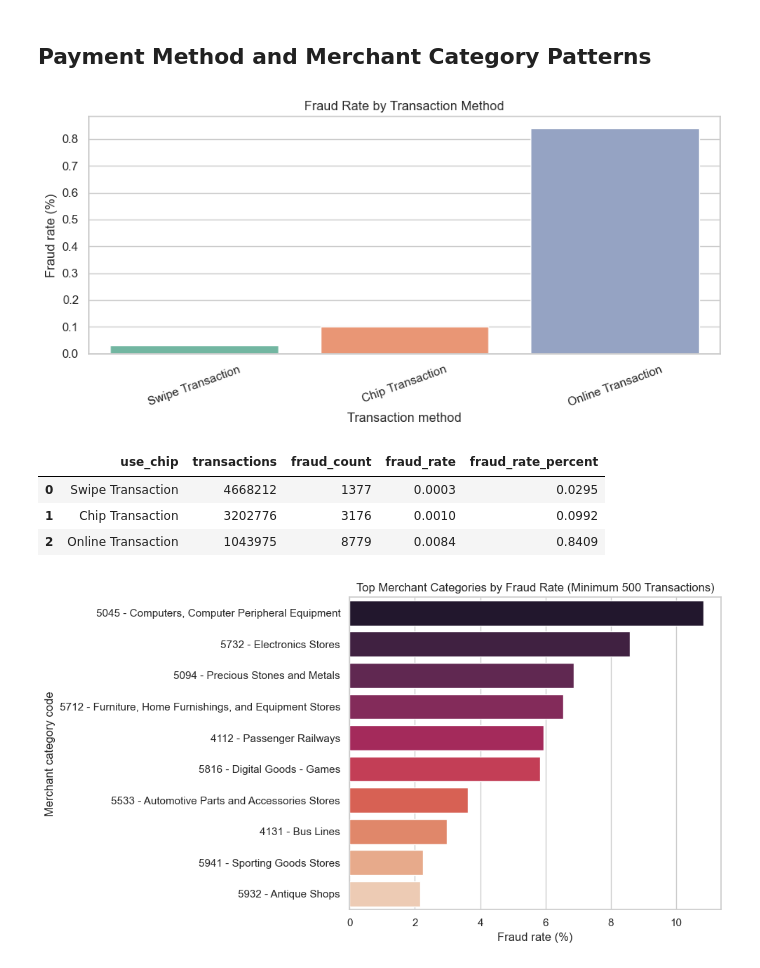
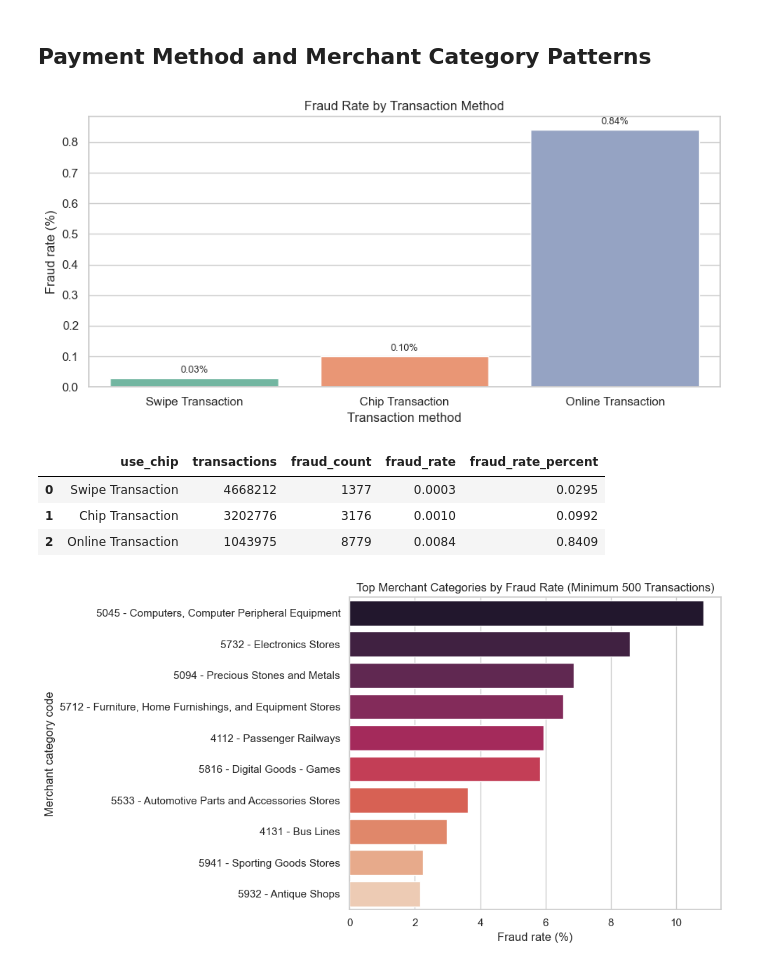
Before and after one commit to chen123893/Big-Data-Project, a Jupyter notebook: notebooks/02_eda.ipynb, the cells around one changed output. Drawn from its saved outputs; the diff is of its cells as text; code cells hidden in the pictures.

```diff
--- a/notebooks/02_eda.ipynb
+++ b/notebooks/02_eda.ipynb
@@ -368,8 +368,9 @@ transactions.groupby("is_fraud")["amount_value"].agg(["count", "mean", "median",
 # %%
 amount_range_data = transactions.dropna(subset=["amount_value", "is_fraud"]).copy()
 amount_range_data["abs_amount"] = amount_range_data["amount_value"].abs()
-amount_bins = [0, 10, 50, 100, 500, 1000, np.inf]
-amount_labels = ["0-10", "10-50", "50-100", "100-500", "500-1000", "1000+"]
+
+amount_bins = [0, 10, 50, 100, 500, 1000, 5000, np.inf]
+amount_labels = ["0-10", "10-50", "50-100", "100-500", "500-1000", "1000-5000", "5000+"]
 amount_range_data["amount_range"] = pd.cut(
     amount_range_data["abs_amount"],
     bins=amount_bins,
@@ -386,8 +387,14 @@ amount_range_summary["fraud_rate_percent"] = amount_range_summary["fraud_rate"]
 
 fig, ax = plt.subplots(figsize=(8, 4.5))
 sns.barplot(data=amount_range_summary, x="amount_range", y="fraud_rate_percent", color="#2563eb", ax=ax)
+
+for p in ax.patches:
+    height = p.get_height()
+    ax.annotate(f'{height:.2f}%', (p.get_x() + p.get_width() / 2., height),
+                ha='center', va='bottom', fontsize=9, xytext=(0, 3), textcoords='offset points')
+
 ax.set_title("Fraud Rate by Transaction Amount Range")
-ax.set_xlabel("Transaction amount range")
+ax.set_xlabel("Transaction amount range ($)")
 ax.set_ylabel("Fraud rate (%)")
 fig.tight_layout()
 fig.savefig(FIGURE_DIR / "eda_fraud_rate_by_amount_range.png", dpi=160, bbox_inches="tight")
@@ -448,7 +465,16 @@ state_fraud["fraud_rate_percent"] = state_fraud["fraud_rate"] * 100
 top_state_fraud = state_fraud.sort_values("fraud_rate_percent", ascending=False).head(15)
 
 fig, ax = plt.subplots(figsize=(9, 5))
-sns.barplot(data=top_state_fraud, y="merchant_state", x="fraud_rate_percent", color="#16a34a", ax=ax)
+
+max_state_rate = top_state_fraud["fraud_rate_percent"].max()
+state_colors = ["#dc2626" if x == max_state_rate else "#16a34a" for x in top_state_fraud["fraud_rate_percent"]]
+
+sns.barplot(data=top_state_fraud, y="merchant_state", x="fraud_rate_percent", palette=state_colors, hue="merchant_state", legend=False, ax=ax)
+
+for p in ax.patches:
+    width = p.get_width()
+    ax.annotate(f' {width:.2f}%', (width, p.get_y() + p.get_height() / 2.), va='center', ha='left', fontsize=9)
+
 ax.set_title("Top Merchant States by Fraud Rate (Minimum 500 Transactions)")
 ax.set_xlabel("Fraud rate (%)")
 ax.set_ylabel("Merchant state")
@@ -536,25 +588,32 @@ hourly_summary.head()
 ## Payment Method and Merchant Category Patterns
 # %%
 chip_summary = transactions.groupby("use_chip", dropna=False).agg(
-    transactions=("id", "size"),
+    transactions=("amount", "size"),
     fraud_count=("is_fraud", "sum"),
     fraud_rate=("is_fraud", "mean"),
 ).sort_values("transactions", ascending=False).reset_index()
 chip_summary["fraud_rate_percent"] = chip_summary["fraud_rate"] * 100
 
 fig, ax = plt.subplots(figsize=(9, 4.5))
+
 sns.barplot(data=chip_summary, x="use_chip", y="fraud_rate_percent", hue="use_chip", palette="Set2", legend=False, ax=ax)
+
+for p in ax.patches:
+    height = p.get_height()
+    ax.annotate(f'{height:.2f}%', (p.get_x() + p.get_width() / 2., height),
+                ha='center', va='bottom', fontsize=9, xytext=(0, 3), textcoords='offset points')
+
 ax.set_title("Fraud Rate by Transaction Method")
 ax.set_xlabel("Transaction method")
 ax.set_ylabel("Fraud rate (%)")
-ax.tick_params(axis="x", rotation=20)
+ax.tick_params(axis="x", rotation=0)
 fig.tight_layout()
 fig.savefig(FIGURE_DIR / "eda_fraud_rate_by_transaction_method.png", dpi=160, bbox_inches="tight")
 plt.show()
 
 chip_summary.round(4)
 # %% [output]
-[figure, old version]
+[figure, new version]
 |  | use_chip | transactions | fraud_count | fraud_rate | fraud_rate_percent |
 | 0 | Swipe Transaction | 4668212 | 1377 | 0.0003 | 0.0295 |
 | 1 | Chip Transaction | 3202776 | 3176 | 0.0010 | 0.0992 |
```
Also changed, not shown: parts of 9 cells of this notebook.
